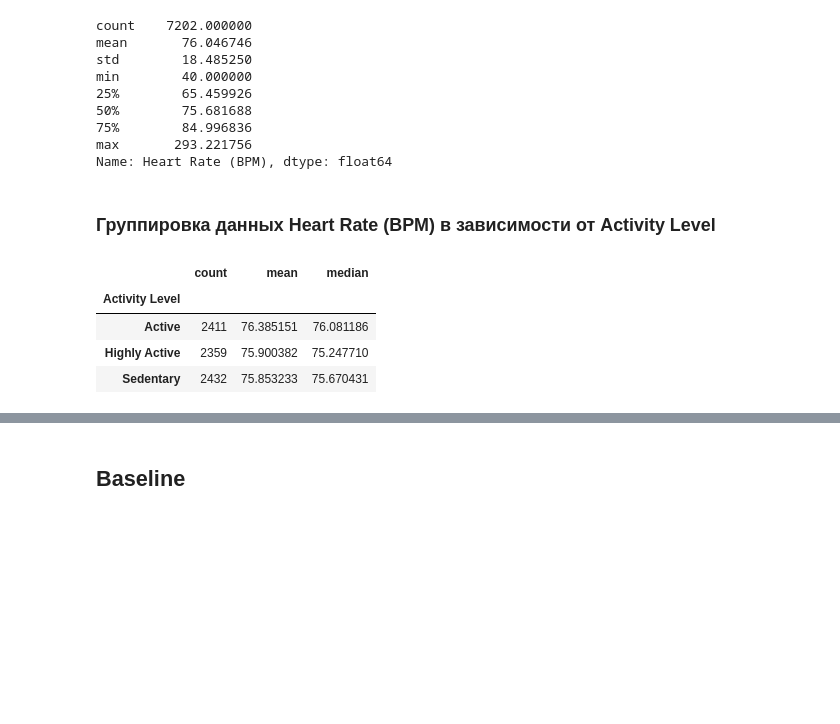
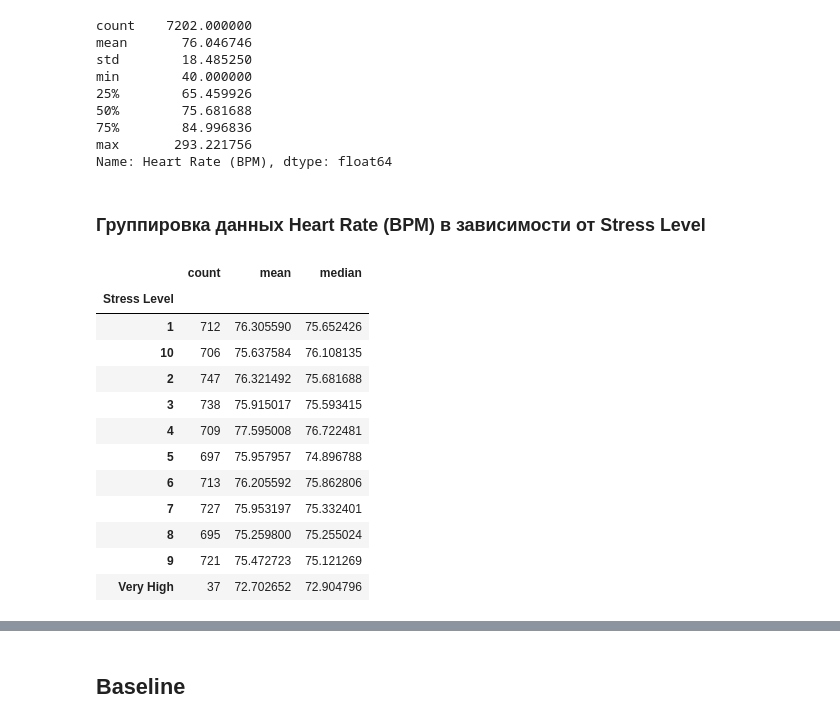
Before and after one commit to AndryushkaKolesnikov/SmartHealth-Watch-Analytics, a Jupyter notebook: smartwatch_human.ipynb, the cells around one changed output, grey strips where cells are left out. Saved outputs shown, nothing was run; the diff lists cells and outputs as text; code cells hidden in the pictures; blank space fills up the shorter version.

```diff
--- a/smartwatch_human.ipynb
+++ b/smartwatch_human.ipynb
@@ -320,13 +320,21 @@ min        40.000000
 max       293.221756
 Name: Heart Rate (BPM), dtype: float64
 # %% [markdown]
-### Группировка данных Heart Rate (BPM) в зависимости от Activity Level
+### Группировка данных Heart Rate (BPM) в зависимости от Stress Level
 # %%
-train.groupby('Activity Level')['Heart Rate (BPM)'].agg(['count','mean','median'])
+train.groupby('Stress Level')['Heart Rate (BPM)'].agg(['count','mean','median'])
 # %% [output]
 |  | count | mean | median |
-| Activity Level |  |  |  |
-| Active | 2411 | 76.385151 | 76.081186 |
-| Highly Active | 2359 | 75.900382 | 75.247710 |
-| Sedentary | 2432 | 75.853233 | 75.670431 |
+| Stress Level |  |  |  |
+| 1 | 712 | 76.305590 | 75.652426 |
+| 10 | 706 | 75.637584 | 76.108135 |
+| 2 | 747 | 76.321492 | 75.681688 |
+| 3 | 738 | 75.915017 | 75.593415 |
+| 4 | 709 | 77.595008 | 76.722481 |
+| 5 | 697 | 75.957957 | 74.896788 |
+| 6 | 713 | 76.205592 | 75.862806 |
+| 7 | 727 | 75.953197 | 75.332401 |
+| 8 | 695 | 75.259800 | 75.255024 |
+| 9 | 721 | 75.472723 | 75.121269 |
+| Very High | 37 | 72.702652 | 72.904796 |
 # %%
```
Also changed, not shown: parts of 47 cells of this notebook.
